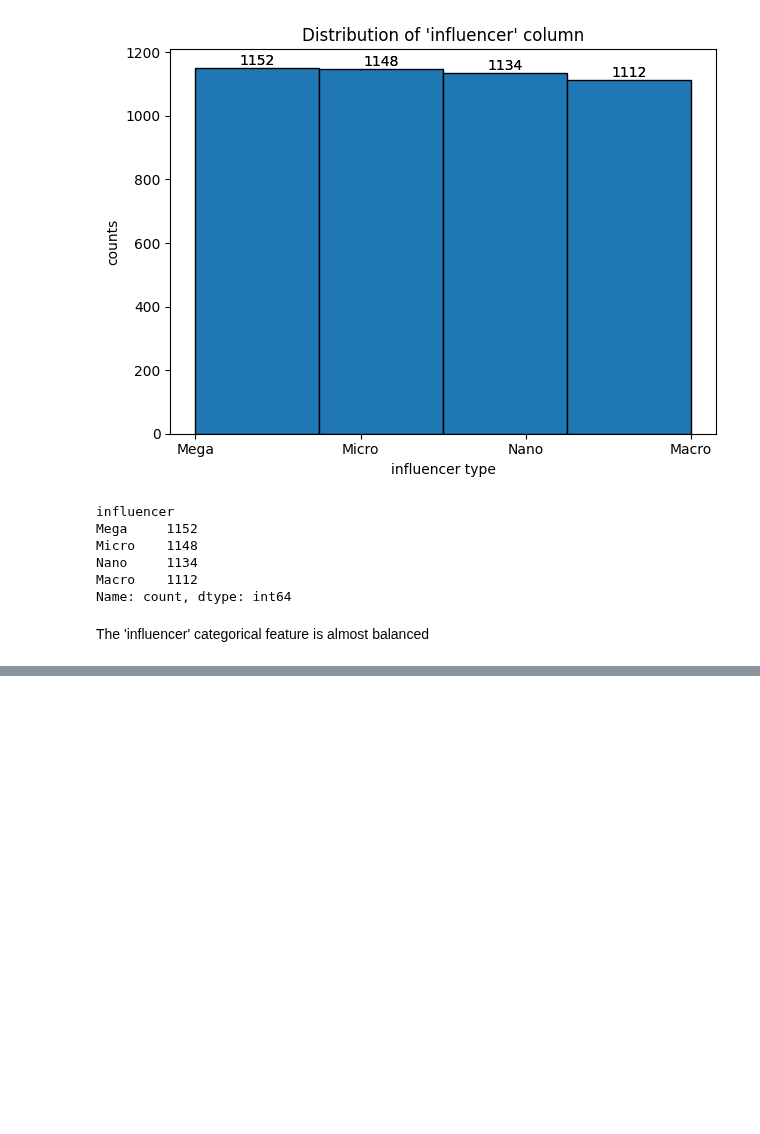
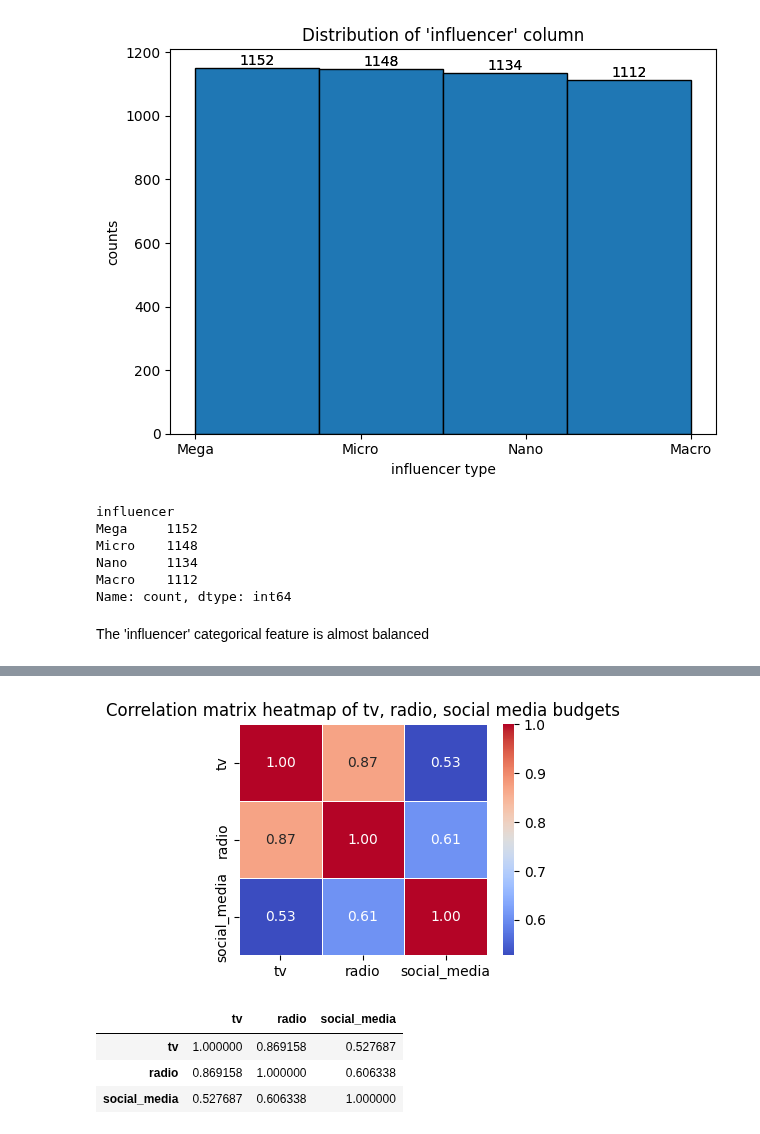
Before and after one commit to srikaldata/ml-zoomcamp-2025, a Jupyter notebook: capstone-project/eda_and_modeling.ipynb, the cells around one changed output, grey strips where cells are left out. Drawn from its saved outputs; the diff is of its cells as text; code cells hidden in the pictures; blank space fills up the shorter version.

```diff
--- a/capstone-project/eda_and_modeling.ipynb
+++ b/capstone-project/eda_and_modeling.ipynb
@@ -189,0 +218,18 @@ The 'influencer' categorical feature is almost balanced
+# %%
+# correlation matrix of numerical features (between the num features)
+corr_matrix = adsales_df[num_features].corr()
+
+# Plotting the heatmap
+plt.figure(figsize=(4,3))
+sns.heatmap(corr_matrix, annot=True, cmap='coolwarm', fmt='.2f', linewidths=0.5)
+plt.title('Correlation matrix heatmap of tv, radio, social media budgets')
+plt.show()
+# %% [output]
+[figure, added]
+# %%
+display(corr_matrix)
+# %% [output]
+|  | tv | radio | social_media |
+| tv | 1.000000 | 0.869158 | 0.527687 |
+| radio | 0.869158 | 1.000000 | 0.606338 |
+| social_media | 0.527687 | 0.606338 | 1.000000 |
```
Also changed, not shown: parts of 3 cells of this notebook.
